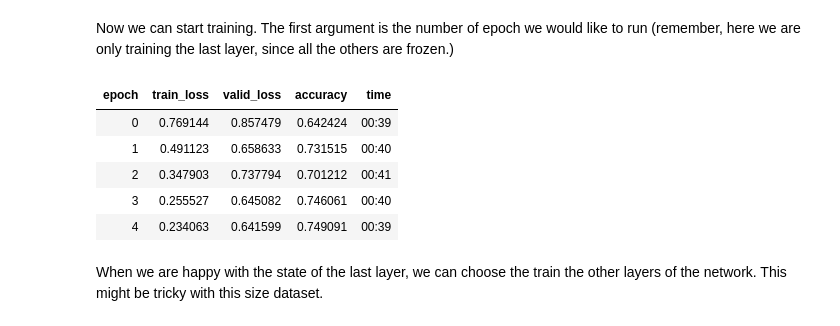
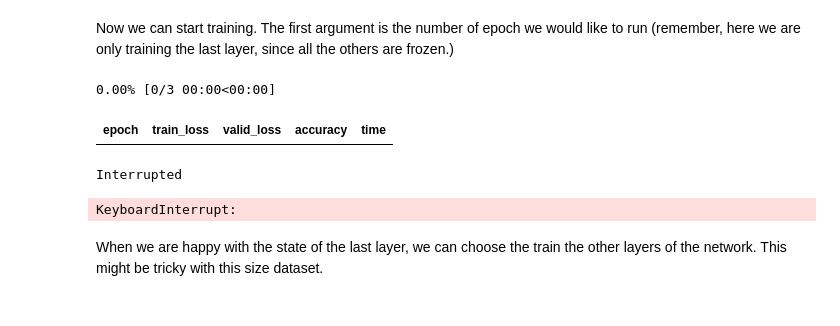
Before and after one commit to cortexlogic/PotHoleDetection, a Jupyter notebook: starter.ipynb, the cells around one changed output. Saved outputs shown, nothing was run; the diff lists cells and outputs as text; code cells hidden in the pictures.

```diff
--- a/starter.ipynb
+++ b/starter.ipynb
@@ -33,8 +33,8 @@ The things we want to specify in the databunch are:
 All of this is done in the cell below:
 # %%
 path = Path('data')
-il = ImageList.from_folder(path)  # depends on Zindi
-sd = il.split_by_folder(valid='test')  # depends on Zindi
-ll = sd.label_from_folder()  # depends on Zindi
+il = ImageList.from_csv(path, 'train_ids_labels.csv', folder='all_data', suffix='.JPG')
+sd = il.split_by_rand_pct(0.15)
+ll = sd.label_from_df()
 ll = ll.transform(get_transforms(), size=224)
 data = ll.databunch(bs=32)
@@ -41,3 +43,6 @@ data = ll.databunch(bs=32)
+# %%
+test = (ImageList.from_csv(path, 'test_ids_only.csv', folder='all_data', suffix='.JPG'))
+data.add_test(test)
 # %% [markdown]
 The databunch looks like this:
 # %%
@@ -110,14 +115,12 @@ lr = 1e-3
 # %% [markdown]
 Now we can start training. The first argument is the number of epoch we would like to run (remember, here we are only training the last layer, since all the others are frozen.)
 # %%
-learn.fit_one_cycle(5, lr)
+learn.fit_one_cycle(3, lr)
 # %% [output]
+0.00% [0/3 00:00<00:00]
 | epoch | train_loss | valid_loss | accuracy | time |
-| 0 | 0.769144 | 0.857479 | 0.642424 | 00:39 |
-| 1 | 0.491123 | 0.658633 | 0.731515 | 00:40 |
-| 2 | 0.347903 | 0.737794 | 0.701212 | 00:41 |
-| 3 | 0.255527 | 0.645082 | 0.746061 | 00:40 |
-| 4 | 0.234063 | 0.641599 | 0.749091 | 00:39 |
+Interrupted
+KeyboardInterrupt:
 # %% [markdown]
 When we are happy with the state of the last layer, we can choose the train the other layers of the network. This might be tricky with this size dataset.
 # %%
```
Also changed, not shown: parts of 5 cells of this notebook.
